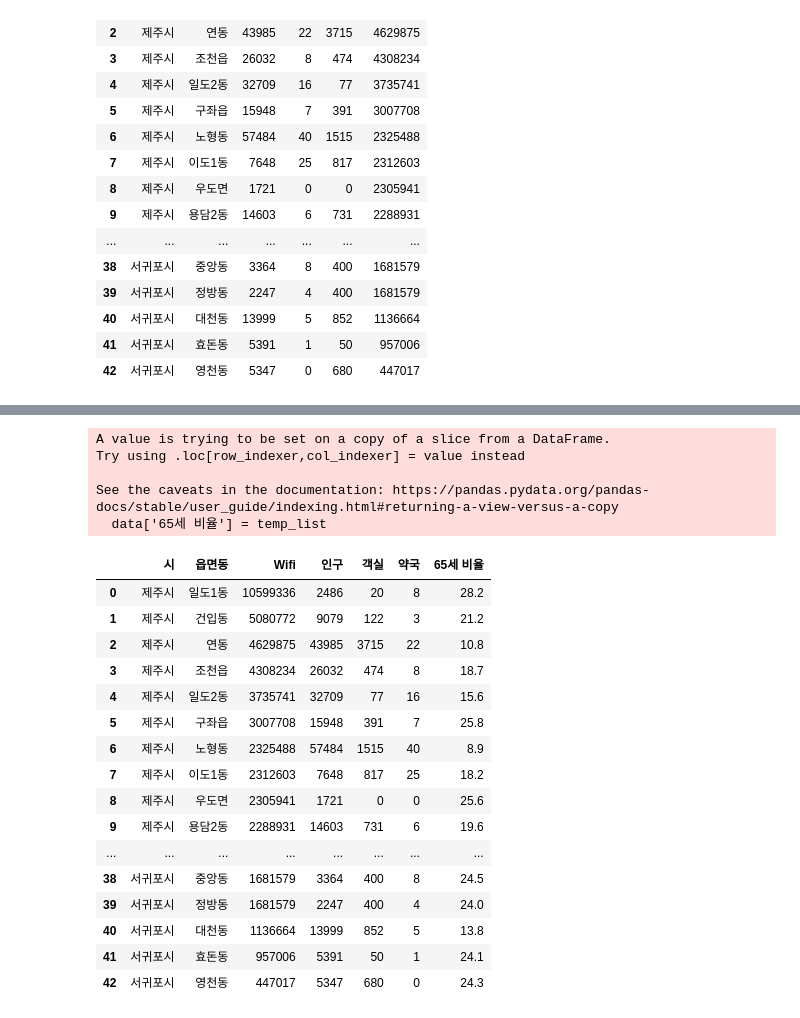
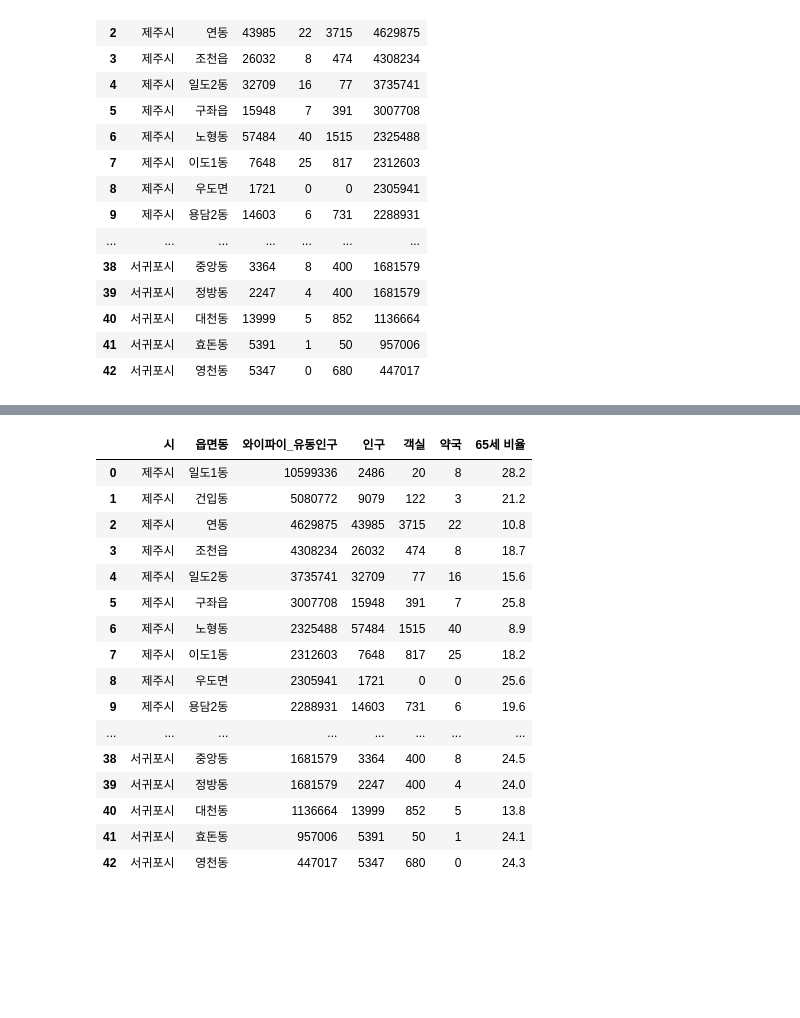
Before and after one commit to ChoiInYeol/KHUDA-Seoul-BigDataCampus, a Jupyter notebook: 5.제주시데이터전처리.ipynb, the cells around one changed output, grey strips where cells are left out. Saved outputs shown, nothing was run; the diff lists cells and outputs as text; code cells hidden in the pictures; blank space fills up the shorter version.

```diff
--- a/5.제주시데이터전처리.ipynb
+++ b/5.제주시데이터전처리.ipynb
@@ -124,28 +98,21 @@ for i in range(len(data)):
-# %%
-data['65세 비율'] = temp_list
-# %% [output]
-A value is trying to be set on a copy of a slice from a DataFrame.
-Try using .loc[row_indexer,col_indexer] = value instead
-
-See the caveats in the documentation: https://pandas.pydata.org/pandas-docs/stable/user_guide/indexing.html#returning-a-view-versus-a-copy
-  data['65세 비율'] = temp_list
-# %%
-data
-# %% [output]
-|  | 시 | 읍면동 | Wifi | 인구 | 객실 | 약국 | 65세 비율 |
-| 0 | 제주시 | 일도1동 | 10599336 | 2486 | 20 | 8 | 28.2 |
-| 1 | 제주시 | 건입동 | 5080772 | 9079 | 122 | 3 | 21.2 |
-| 2 | 제주시 | 연동 | 4629875 | 43985 | 3715 | 22 | 10.8 |
-| 3 | 제주시 | 조천읍 | 4308234 | 26032 | 474 | 8 | 18.7 |
-| 4 | 제주시 | 일도2동 | 3735741 | 32709 | 77 | 16 | 15.6 |
-| 5 | 제주시 | 구좌읍 | 3007708 | 15948 | 391 | 7 | 25.8 |
-| 6 | 제주시 | 노형동 | 2325488 | 57484 | 1515 | 40 | 8.9 |
-| 7 | 제주시 | 이도1동 | 2312603 | 7648 | 817 | 25 | 18.2 |
-| 8 | 제주시 | 우도면 | 2305941 | 1721 | 0 | 0 | 25.6 |
-| 9 | 제주시 | 용담2동 | 2288931 | 14603 | 731 | 6 | 19.6 |
-| ... | ... | ... | ... | ... | ... | ... | ... |
-| 38 | 서귀포시 | 중앙동 | 1681579 | 3364 | 400 | 8 | 24.5 |
-| 39 | 서귀포시 | 정방동 | 1681579 | 2247 | 400 | 4 | 24.0 |
-| 40 | 서귀포시 | 대천동 | 1136664 | 13999 | 852 | 5 | 13.8 |
-| 41 | 서귀포시 | 효돈동 | 957006 | 5391 | 50 | 1 | 24.1 |
-| 42 | 서귀포시 | 영천동 | 447017 | 5347 | 680 | 0 | 24.3 |
+# %%
+data = data.rename(columns={'Wifi' : '와이파이_유동인구'})
+data
+# %% [output]
+|  | 시 | 읍면동 | 와이파이_유동인구 | 인구 | 객실 | 약국 | 65세 비율 |
+| 0 | 제주시 | 일도1동 | 10599336 | 2486 | 20 | 8 | 28.2 |
+| 1 | 제주시 | 건입동 | 5080772 | 9079 | 122 | 3 | 21.2 |
+| 2 | 제주시 | 연동 | 4629875 | 43985 | 3715 | 22 | 10.8 |
+| 3 | 제주시 | 조천읍 | 4308234 | 26032 | 474 | 8 | 18.7 |
+| 4 | 제주시 | 일도2동 | 3735741 | 32709 | 77 | 16 | 15.6 |
+| 5 | 제주시 | 구좌읍 | 3007708 | 15948 | 391 | 7 | 25.8 |
+| 6 | 제주시 | 노형동 | 2325488 | 57484 | 1515 | 40 | 8.9 |
+| 7 | 제주시 | 이도1동 | 2312603 | 7648 | 817 | 25 | 18.2 |
+| 8 | 제주시 | 우도면 | 2305941 | 1721 | 0 | 0 | 25.6 |
+| 9 | 제주시 | 용담2동 | 2288931 | 14603 | 731 | 6 | 19.6 |
+| ... | ... | ... | ... | ... | ... | ... | ... |
+| 38 | 서귀포시 | 중앙동 | 1681579 | 3364 | 400 | 8 | 24.5 |
+| 39 | 서귀포시 | 정방동 | 1681579 | 2247 | 400 | 4 | 24.0 |
+| 40 | 서귀포시 | 대천동 | 1136664 | 13999 | 852 | 5 | 13.8 |
+| 41 | 서귀포시 | 효돈동 | 957006 | 5391 | 50 | 1 | 24.1 |
+| 42 | 서귀포시 | 영천동 | 447017 | 5347 | 680 | 0 | 24.3 |
```
Also changed, not shown: parts of 5 cells of this notebook, 1 other file.
